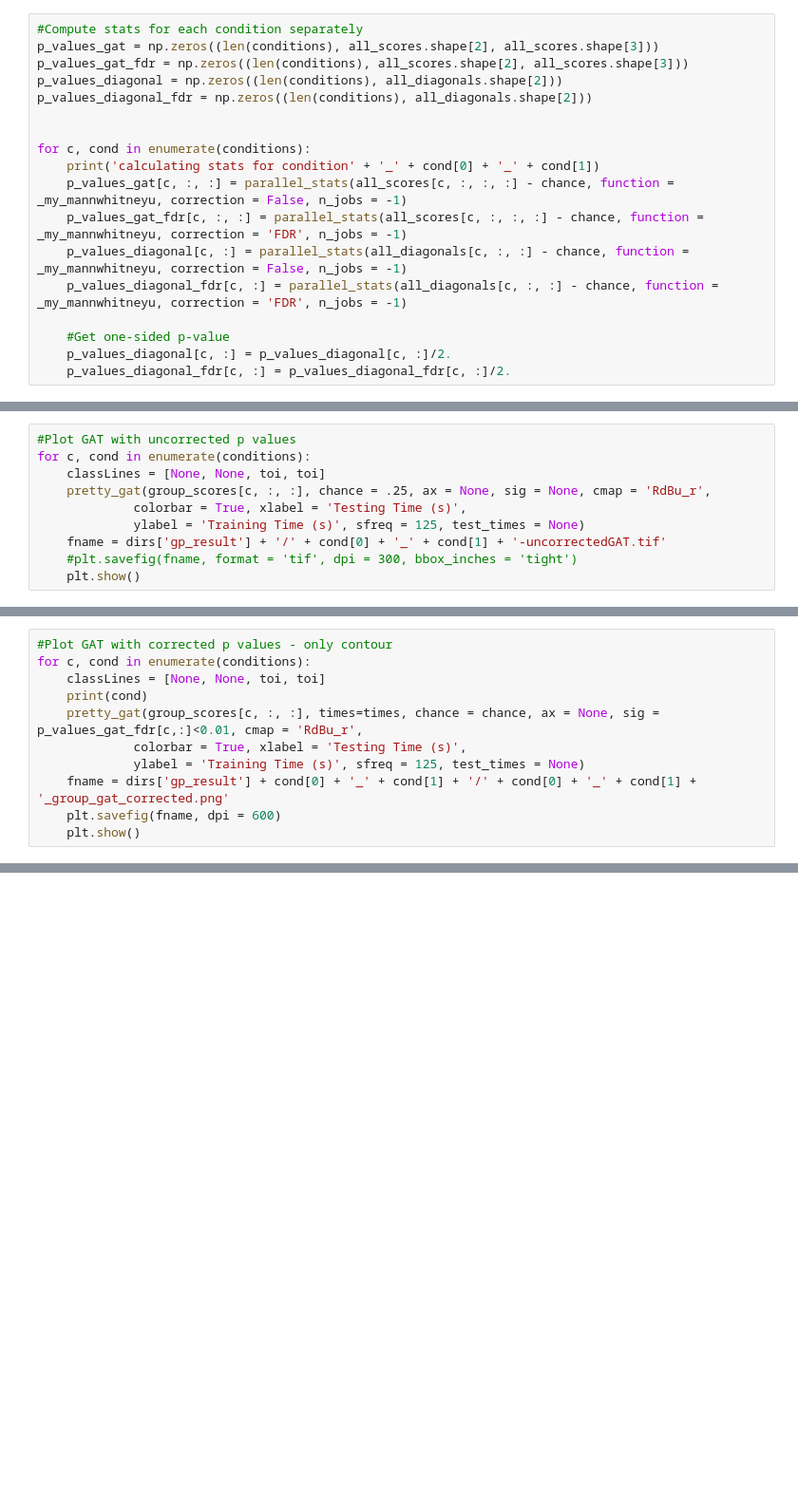
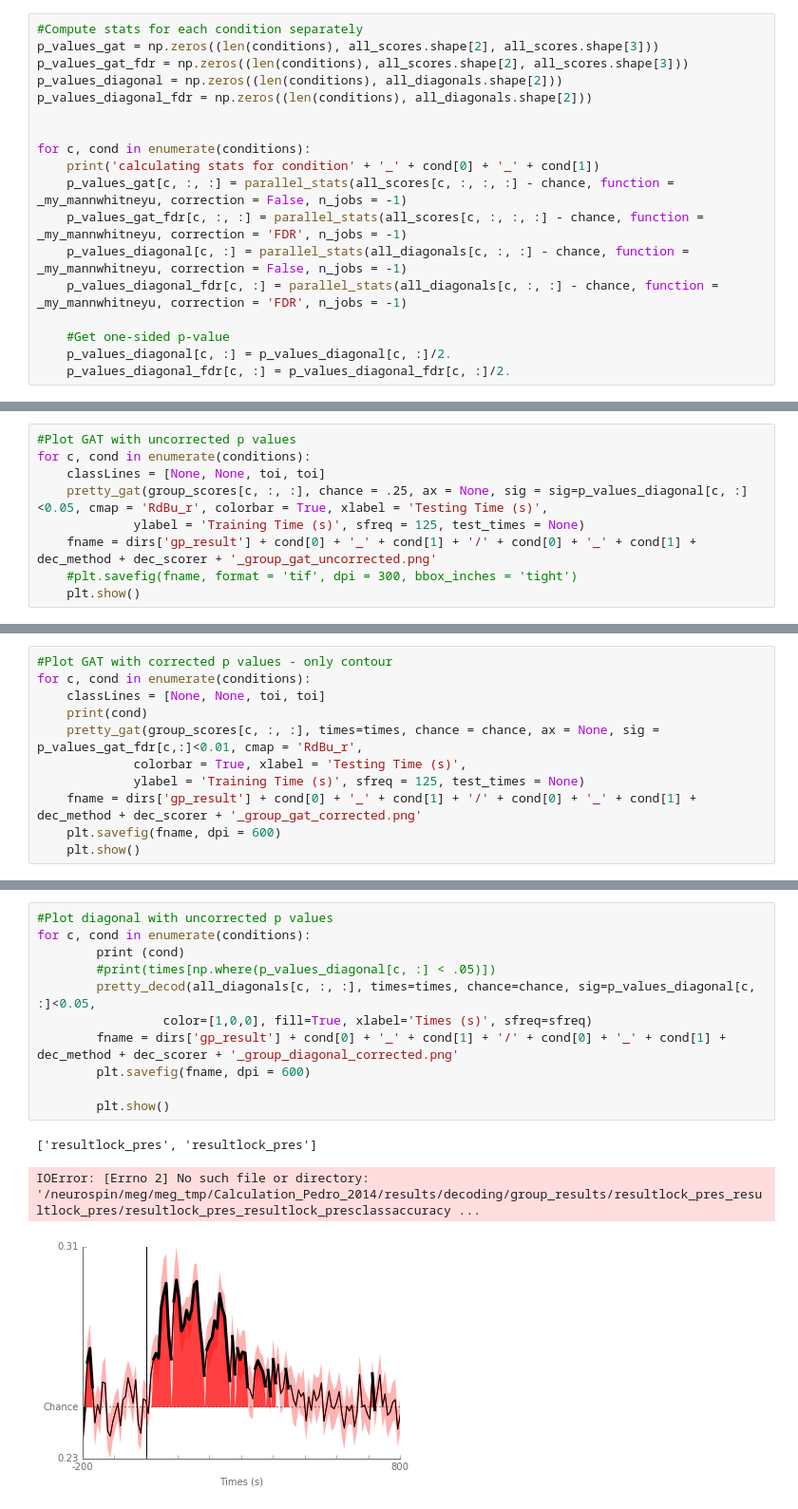
Before and after one commit to pinheirochagas/Calc_MEG, a Jupyter notebook: decoding/notebooks/decoding_notebook_choice_choice.ipynb, the cells around one changed output, grey strips where cells are left out. Shown at 95% size. Cells and saved outputs as stored; diff of their text form; blank space fills up the shorter version.

```diff
--- a/decoding/notebooks/decoding_notebook_choice_choice.ipynb
+++ b/decoding/notebooks/decoding_notebook_choice_choice.ipynb
@@ -212,10 +212,9 @@ for c, cond in enumerate(conditions):
 #Plot GAT with uncorrected p values
 for c, cond in enumerate(conditions):
     classLines = [None, None, toi, toi]
-    pretty_gat(group_scores[c, :, :], chance = .25, ax = None, sig = None, cmap = 'RdBu_r',
-             colorbar = True, xlabel = 'Testing Time (s)',
+    pretty_gat(group_scores[c, :, :], chance = .25, ax = None, sig = sig=p_values_diagonal[c, :]<0.05, cmap = 'RdBu_r', colorbar = True, xlabel = 'Testing Time (s)',
              ylabel = 'Training Time (s)', sfreq = 125, test_times = None)
-    fname = dirs['gp_result'] + '/' + cond[0] + '_' + cond[1] + '-uncorrectedGAT.tif'
+    fname = dirs['gp_result'] + cond[0] + '_' + cond[1] + '/' + cond[0] + '_' + cond[1] + dec_method + dec_scorer + '_group_gat_uncorrected.png'
     #plt.savefig(fname, format = 'tif', dpi = 300, bbox_inches = 'tight')
     plt.show()
 # %% [output]
@@ -228,7 +227,7 @@ for c, cond in enumerate(conditions):
     pretty_gat(group_scores[c, :, :], times=times, chance = chance, ax = None, sig = p_values_gat_fdr[c,:]<0.01, cmap = 'RdBu_r',
              colorbar = True, xlabel = 'Testing Time (s)',
              ylabel = 'Training Time (s)', sfreq = 125, test_times = None)
-    fname = dirs['gp_result'] + cond[0] + '_' + cond[1] + '/' + cond[0] + '_' + cond[1] + '_group_gat_corrected.png'
+    fname = dirs['gp_result'] + cond[0] + '_' + cond[1] + '/' + cond[0] + '_' + cond[1] + dec_method + dec_scorer + '_group_gat_corrected.png'
     plt.savefig(fname, dpi = 600)
     plt.show()
 # %% [output]
@@ -237,3 +237,18 @@ for c, cond in enumerate(conditions):
+# %%
+#Plot diagonal with uncorrected p values
+for c, cond in enumerate(conditions):
+        print (cond)
+        #print(times[np.where(p_values_diagonal[c, :] < .05)])
+        pretty_decod(all_diagonals[c, :, :], times=times, chance=chance, sig=p_values_diagonal[c, :]<0.05,
+                 color=[1,0,0], fill=True, xlabel='Times (s)', sfreq=sfreq)
+        fname = dirs['gp_result'] + cond[0] + '_' + cond[1] + '/' + cond[0] + '_' + cond[1] + dec_method + dec_scorer + '_group_diagonal_corrected.png'
+        plt.savefig(fname, dpi = 600)
+
+        plt.show()
+# %% [output]
+['resultlock_pres', 'resultlock_pres']
+IOError: [Errno 2] No such file or directory: '/neurospin/meg/meg_tmp/Calculation_Pedro_2014/results/decoding/group_results/resultlock_pres_resultlock_pres/resultlock_pres_resultlock_presclassaccuracy ...
+[figure, added]
 # %%
 #Plot diagonal with corrected p values
 for c, cond in enumerate(conditions):
```
Also changed, not shown: parts of 16 cells of this notebook, 35 other files.
